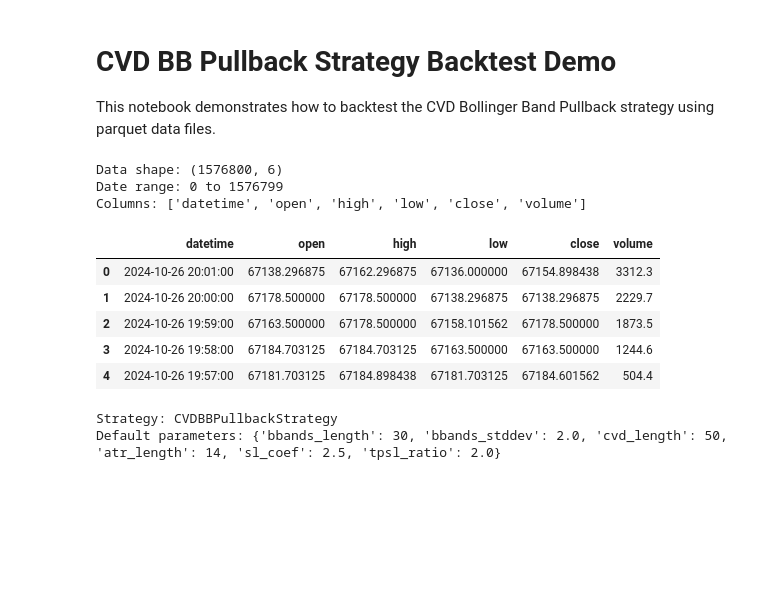
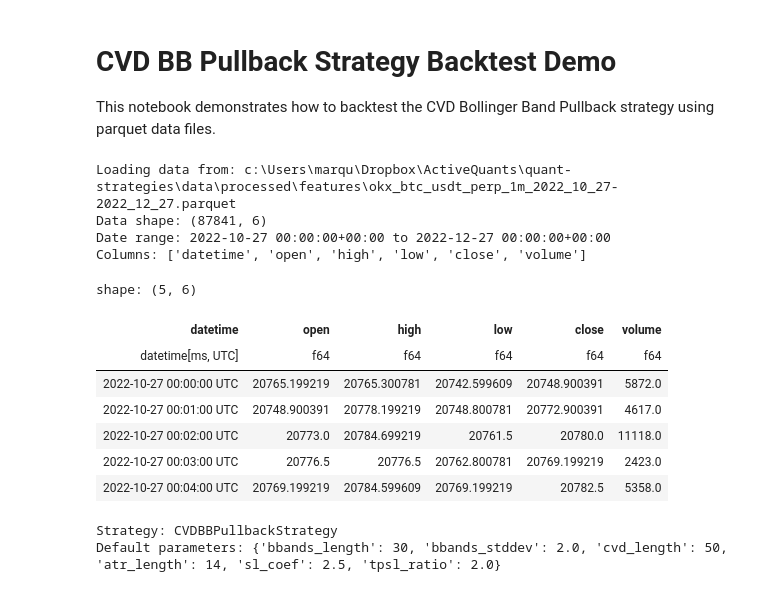
Before and after one commit to MarcosACH/quant-strategies, a Jupyter notebook: notebooks/02_strategy_development/cvd_bb_backtest_demo.ipynb, the cells around one changed output. Saved outputs shown, nothing was run; the diff lists cells and outputs as text; code cells hidden in the pictures; blank space fills up the shorter version.

```diff
--- a/notebooks/02_strategy_development/cvd_bb_backtest_demo.ipynb
+++ b/notebooks/02_strategy_development/cvd_bb_backtest_demo.ipynb
@@ -4,34 +4,41 @@
 This notebook demonstrates how to backtest the CVD Bollinger Band Pullback strategy using parquet data files.
 # %%
 import sys
-import pandas as pd
+import os
+import polars as pl
 import numpy as np
 from pathlib import Path
 
-# Add src to path
-sys.path.append('../../src')
+sys.path.append(str(Path(os.getcwd()).parent))
+from notebook_utils import setup_notebook_environment, get_data_path
 
-from strategies.implementations.cvd_bb_pullback import CVDBBPullbackStrategy
-from bt_engine.vectorbt_engine import VectorBTEngine
-from config.settings import settings
+project_root = setup_notebook_environment()
+
+from src.strategies.implementations.cvd_bb_pullback import CVDBBPullbackStrategy
+from src.bt_engine.vectorbt_engine import VectorBTEngine
 # %%
-data_path = Path('../../data/raw/market_data/intraday/okx_btc_usdt_perp_1m_2021_10_27-2024_10_26.parquet')
-data = pd.read_parquet(data_path)
+data_path = get_data_path(project_root, "processed", "features", "okx_btc_usdt_perp_1m_2022_10_27-2022_12_27.parquet")
+print(f"Loading data from: {data_path}")
+
+data = pl.read_parquet(data_path)
 
 print(f"Data shape: {data.shape}")
-print(f"Date range: {data.index.min()} to {data.index.max()}")
+print(f"Date range: {data['datetime'].min()} to {data['datetime'].max()}")
 print(f"Columns: {list(data.columns)}")
 data.head()
 # %% [output]
-Data shape: (1576800, 6)
-Date range: 0 to 1576799
+Loading data from: c:\Users\marqu\Dropbox\ActiveQuants\quant-strategies\data\processed\features\okx_btc_usdt_perp_1m_2022_10_27-2022_12_27.parquet
+Data shape: (87841, 6)
+Date range: 2022-10-27 00:00:00+00:00 to 2022-12-27 00:00:00+00:00
 Columns: ['datetime', 'open', 'high', 'low', 'close', 'volume']
+shape: (5, 6)
-|  | datetime | open | high | low | close | volume |
-| 0 | 2024-10-26 20:01:00 | 67138.296875 | 67162.296875 | 67136.000000 | 67154.898438 | 3312.3 |
-| 1 | 2024-10-26 20:00:00 | 67178.500000 | 67178.500000 | 67138.296875 | 67138.296875 | 2229.7 |
-| 2 | 2024-10-26 19:59:00 | 67163.500000 | 67178.500000 | 67158.101562 | 67178.500000 | 1873.5 |
-| 3 | 2024-10-26 19:58:00 | 67184.703125 | 67184.703125 | 67163.500000 | 67163.500000 | 1244.6 |
-| 4 | 2024-10-26 19:57:00 | 67181.703125 | 67184.898438 | 67181.703125 | 67184.601562 | 504.4 |
+| datetime | open | high | low | close | volume |
+| datetime[ms, UTC] | f64 | f64 | f64 | f64 | f64 |
+| 2022-10-27 00:00:00 UTC | 20765.199219 | 20765.300781 | 20742.599609 | 20748.900391 | 5872.0 |
+| 2022-10-27 00:01:00 UTC | 20748.900391 | 20778.199219 | 20748.800781 | 20772.900391 | 4617.0 |
+| 2022-10-27 00:02:00 UTC | 20773.0 | 20784.699219 | 20761.5 | 20780.0 | 11118.0 |
+| 2022-10-27 00:03:00 UTC | 20776.5 | 20776.5 | 20762.800781 | 20769.199219 | 2423.0 |
+| 2022-10-27 00:04:00 UTC | 20769.199219 | 20784.599609 | 20769.199219 | 20782.5 | 5358.0 |
 # %%
 strategy = CVDBBPullbackStrategy()
 engine = VectorBTEngine(
```
Also changed, not shown: parts of 3 cells of this notebook, 3 other files.
